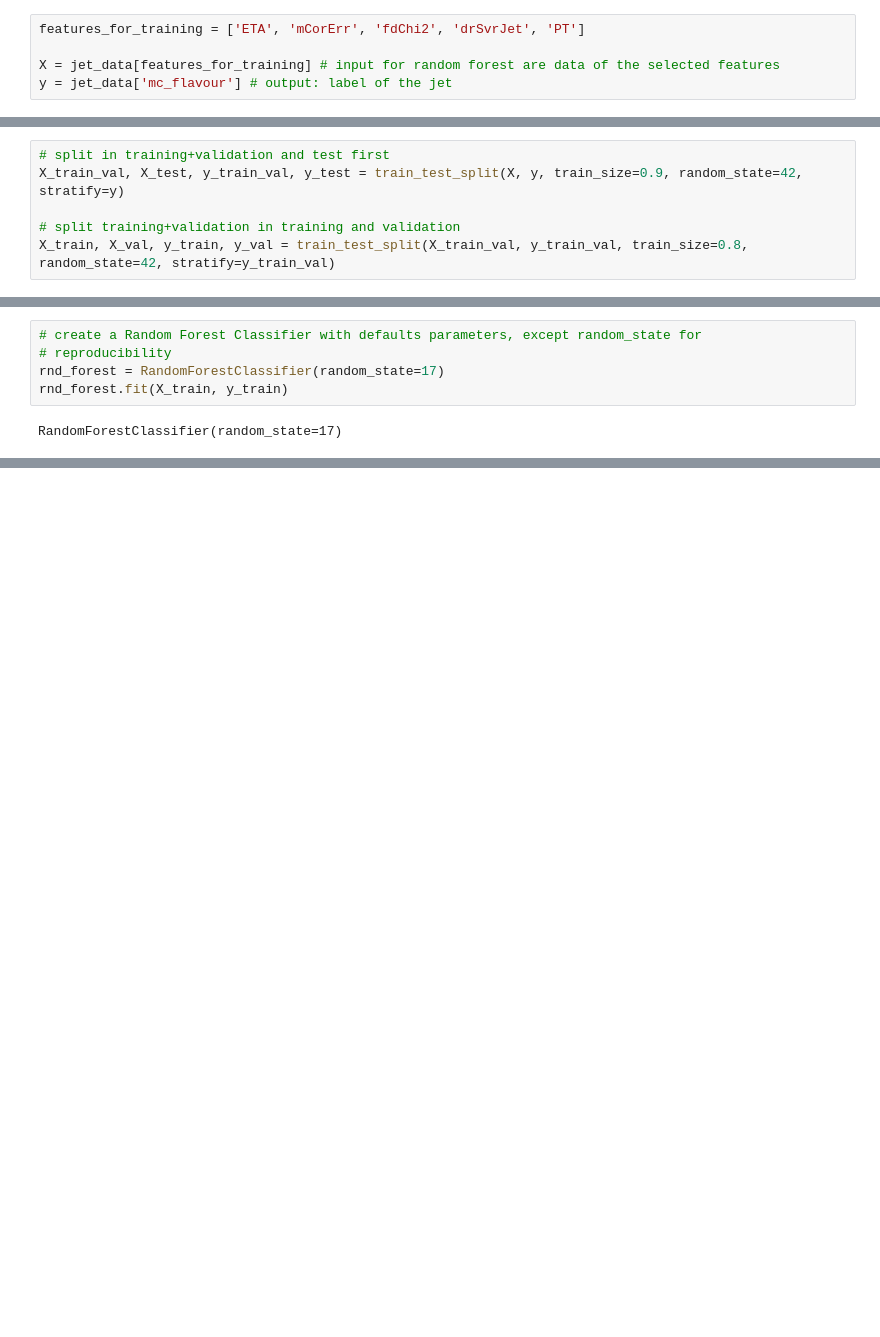
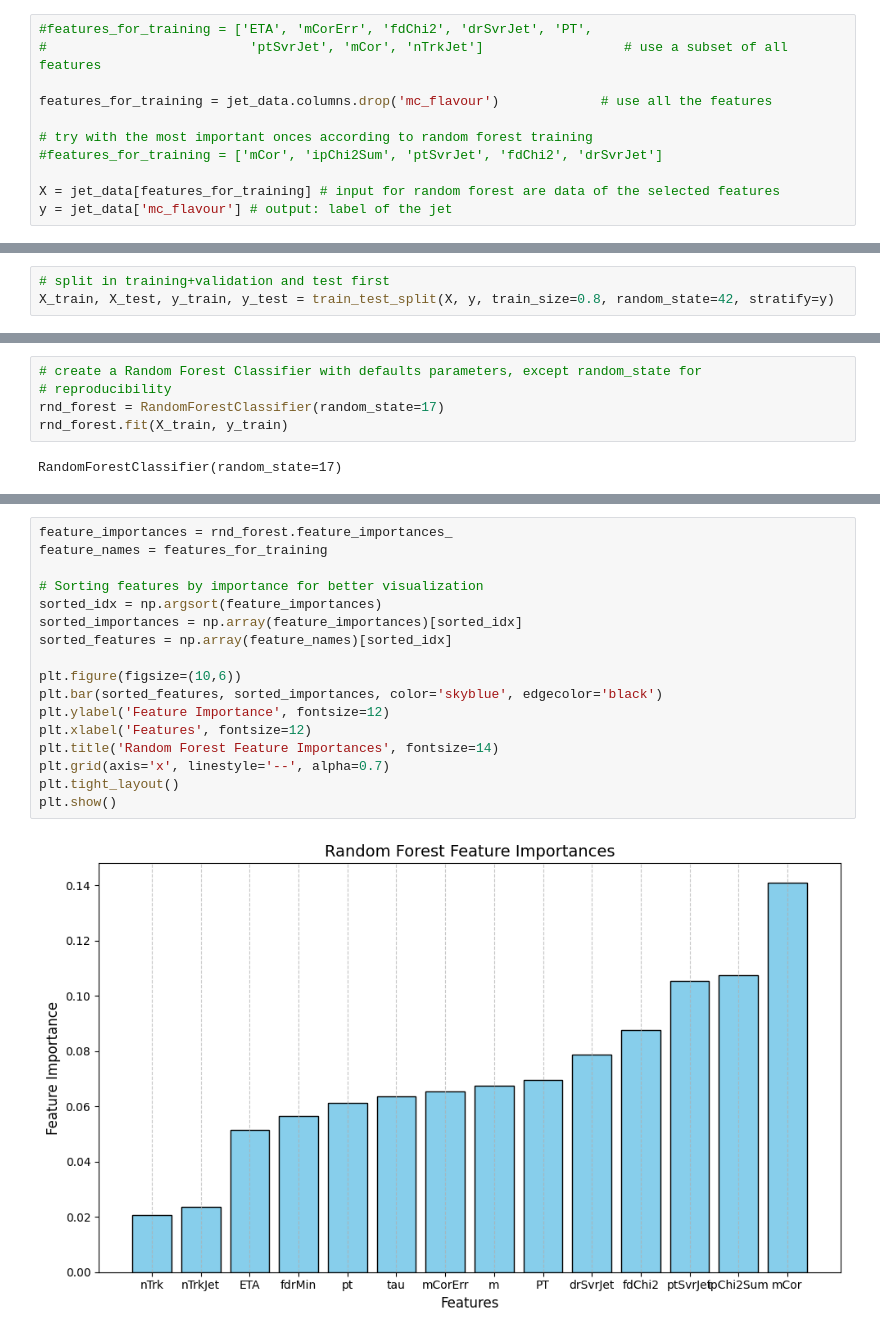
Before and after one commit to Maic-R/ML_for_physics, a Jupyter notebook: jet_tagging.ipynb, the cells around one changed output, grey strips where cells are left out. Cells and saved outputs as stored; diff of their text form; blank space fills up the shorter version.

```diff
--- a/jet_tagging.ipynb
+++ b/jet_tagging.ipynb
@@ -284,5 +289,11 @@ from sklearn.metrics import accuracy_score, classification_report
 # %%
-features_for_training = ['ETA', 'mCorErr', 'fdChi2', 'drSvrJet', 'PT']
+#features_for_training = ['ETA', 'mCorErr', 'fdChi2', 'drSvrJet', 'PT',
+#                          'ptSvrJet', 'mCor', 'nTrkJet']                  # use a subset of all features
+
+features_for_training = jet_data.columns.drop('mc_flavour')             # use all the features
+
+# try with the most important onces according to random forest training
+#features_for_training = ['mCor', 'ipChi2Sum', 'ptSvrJet', 'fdChi2', 'drSvrJet']
 
 X = jet_data[features_for_training] # input for random forest are data of the selected features
 y = jet_data['mc_flavour'] # output: label of the jet
@@ -292,7 +301,4 @@ Split the full dataset in train, validation and test datasets. Common percentage
 `stratify` parameter should account for features imbalance in the dataset
 # %%
 # split in training+validation and test first
-X_train_val, X_test, y_train_val, y_test = train_test_split(X, y, train_size=0.9, random_state=42, stratify=y)
-
-# split training+validation in training and validation
-X_train, X_val, y_train, y_val = train_test_split(X_train_val, y_train_val, train_size=0.8, random_state=42, stratify=y_train_val)
+X_train, X_test, y_train, y_test = train_test_split(X, y, train_size=0.8, random_state=42, stratify=y)
@@ -325,0 +372,19 @@ Let's try reducing the training to 80% instead of 90. And then we can try adding
+# %%
+feature_importances = rnd_forest.feature_importances_
+feature_names = features_for_training
+
+# Sorting features by importance for better visualization
+sorted_idx = np.argsort(feature_importances)
+sorted_importances = np.array(feature_importances)[sorted_idx]
+sorted_features = np.array(feature_names)[sorted_idx]
+
+plt.figure(figsize=(10,6))
+plt.bar(sorted_features, sorted_importances, color='skyblue', edgecolor='black')
+plt.ylabel('Feature Importance', fontsize=12)
+plt.xlabel('Features', fontsize=12)
+plt.title('Random Forest Feature Importances', fontsize=14)
+plt.grid(axis='x', linestyle='--', alpha=0.7)
+plt.tight_layout()
+plt.show()
+# %% [output]
+[figure, added]
```
Also changed, not shown: parts of 19 cells of this notebook, 1 other file.
